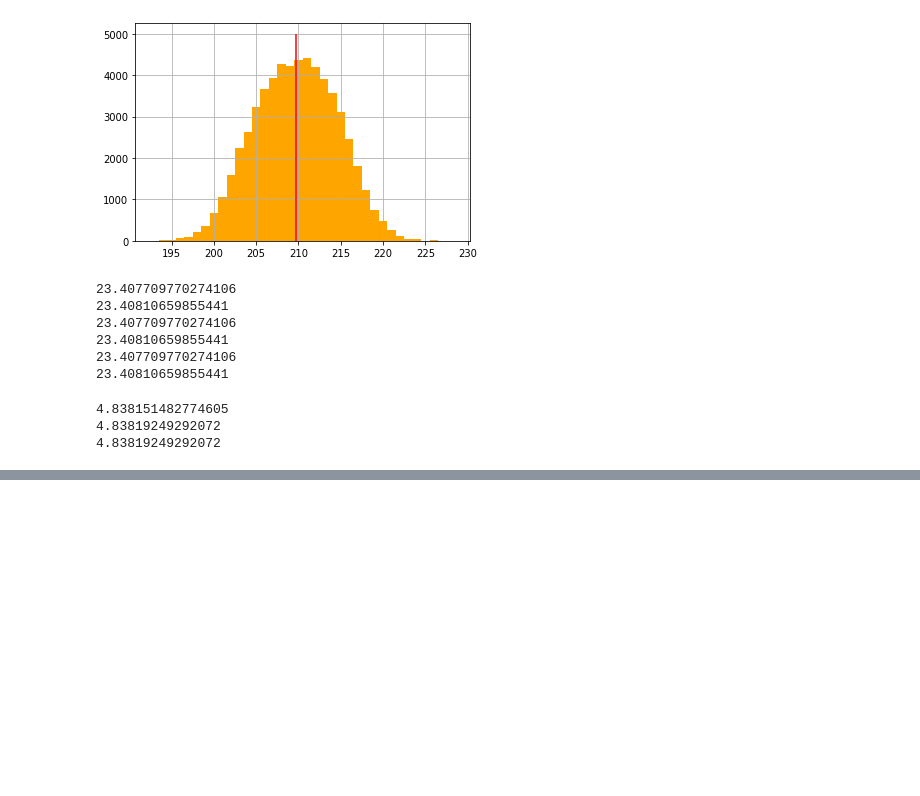
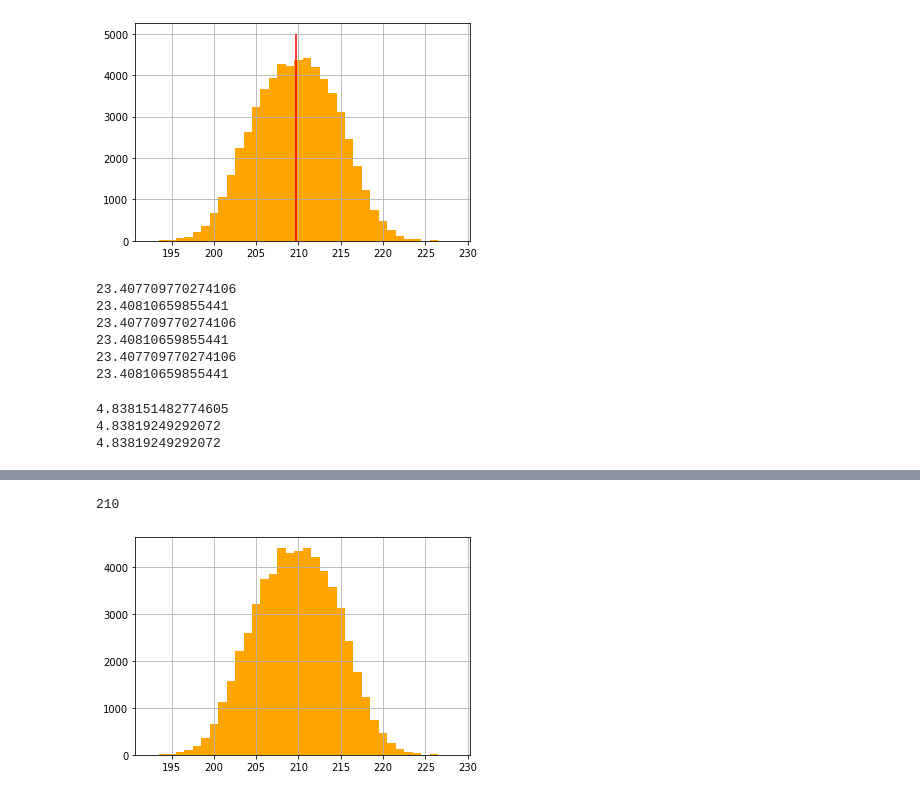
Before and after one commit to im555/lerning_LNPR, a Jupyter notebook: section_sensor/lidar_200.ipynb, the cells around one changed output, grey strips where cells are left out. Drawn from its saved outputs; the diff is of its cells as text; code cells hidden in the pictures; blank space fills up the shorter version.

```diff
--- a/section_sensor/lidar_200.ipynb
+++ b/section_sensor/lidar_200.ipynb
@@ -98,0 +123,16 @@ print(pandas_stddev)
+# %%
+def drawing():#ややこしいので関数化
+    return freqs.sample(n=1, weights="probs").index[0]
+
+drawing()#実行
+# %% [output]
+210
+# %%
+samples = [drawing() for i in range(len(data))]#len(data)=58988なので結構時間かかった。
+#samples = [drawing() for i in range(1000)]
+simulated = pd.DataFrame(samples,columns=["lidar"])
+p = simulated["lidar"]
+p.hist(bins=max(p)-min(p), color="orange",align="left")
+plt.show()
+# %% [output]
+[figure, added]
```
Also changed, not shown: parts of 7 cells of this notebook.
